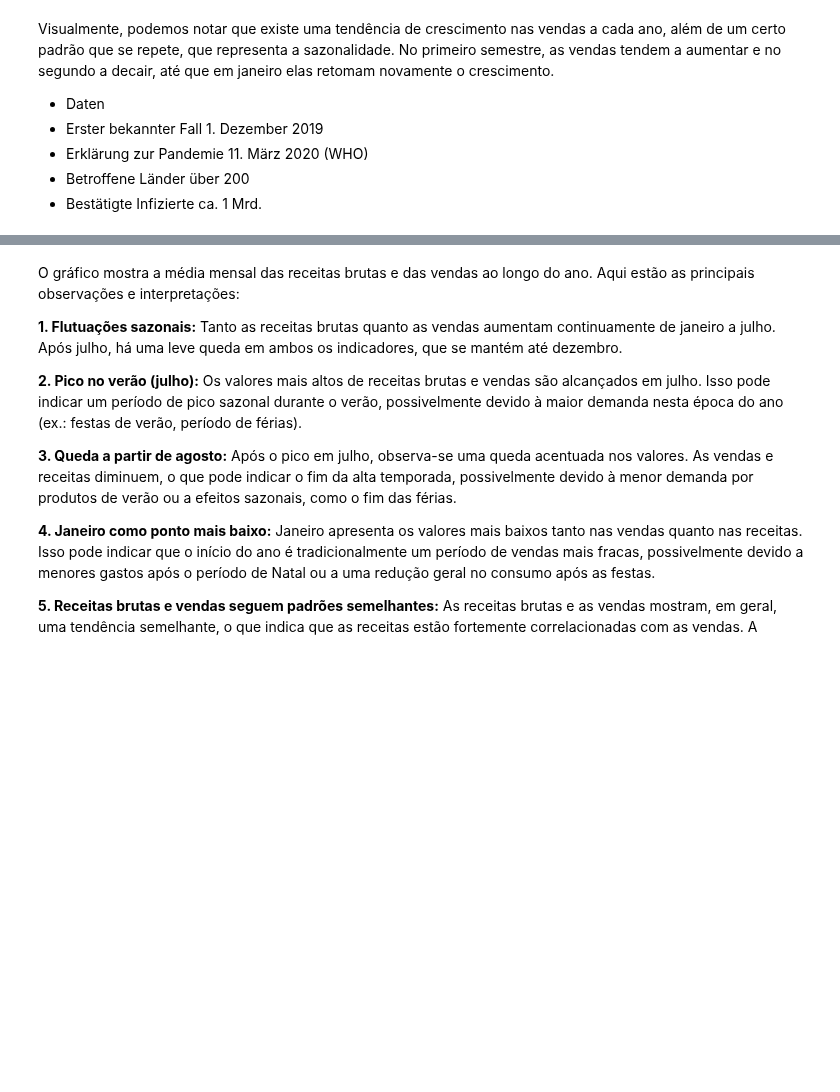
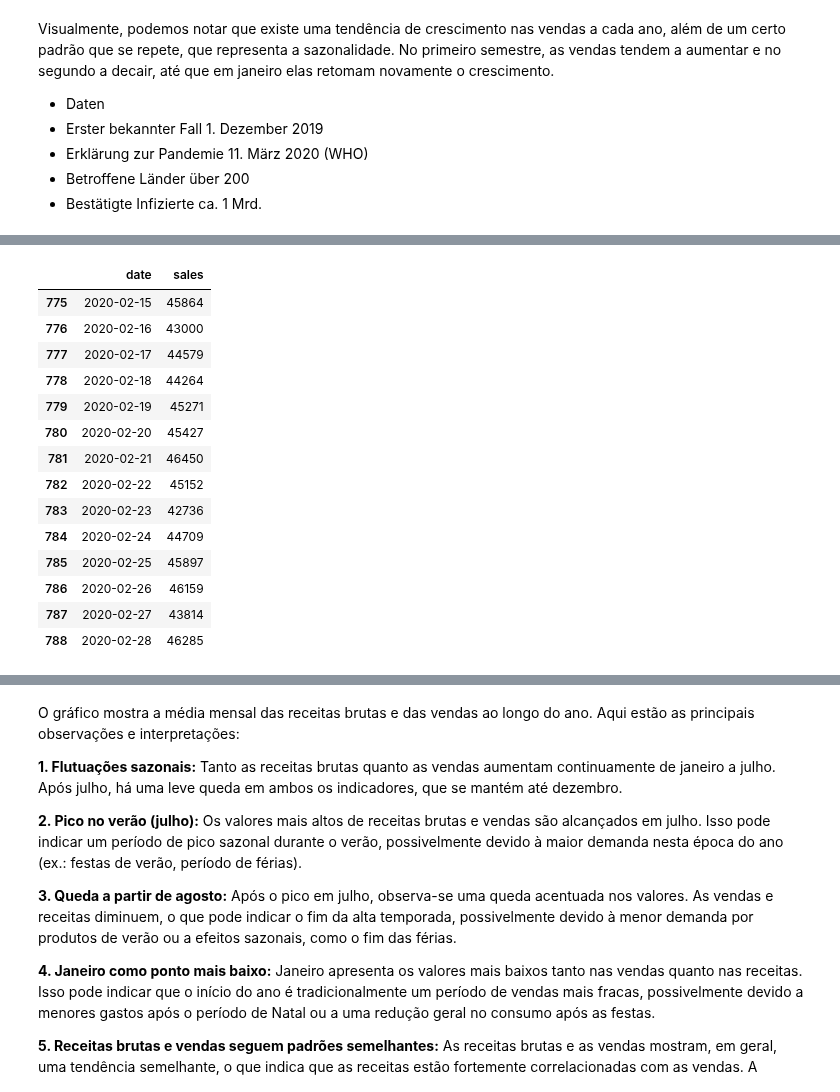
Before and after one commit to awildt01/Zeitreihenanalyse-zur-Nachfrageprognose., a Jupyter notebook: Zeitreihenanalyse_zur_Nachfrageprognose.ipynb, the cells around one changed output, grey strips where cells are left out. Saved outputs shown, nothing was run; the diff lists cells and outputs as text; code cells hidden in the pictures; blank space fills up the shorter version.

```diff
--- a/Zeitreihenanalyse_zur_Nachfrageprognose.ipynb
+++ b/Zeitreihenanalyse_zur_Nachfrageprognose.ipynb
@@ -2222,3 +2244,22 @@ Visualmente, podemos notar que existe uma tendência de crescimento nas vendas a
+# %%
+filtered_df = df_ts[(df_ts['date'] >= '2020-02-15') & (df_ts['date'] <= '2020-02-28')]
+filtered_df
+# %% [output]
+|  | date | sales |
+| 775 | 2020-02-15 | 45864 |
+| 776 | 2020-02-16 | 43000 |
+| 777 | 2020-02-17 | 44579 |
+| 778 | 2020-02-18 | 44264 |
+| 779 | 2020-02-19 | 45271 |
+| 780 | 2020-02-20 | 45427 |
+| 781 | 2020-02-21 | 46450 |
+| 782 | 2020-02-22 | 45152 |
+| 783 | 2020-02-23 | 42736 |
+| 784 | 2020-02-24 | 44709 |
+| 785 | 2020-02-25 | 45897 |
+| 786 | 2020-02-26 | 46159 |
+| 787 | 2020-02-27 | 43814 |
+| 788 | 2020-02-28 | 46285 |
 # %%
 # Plot erstellen
 fig, ax1 = plt.subplots(figsize=(10, 6))
```
Also changed, not shown: parts of 6 cells of this notebook.
